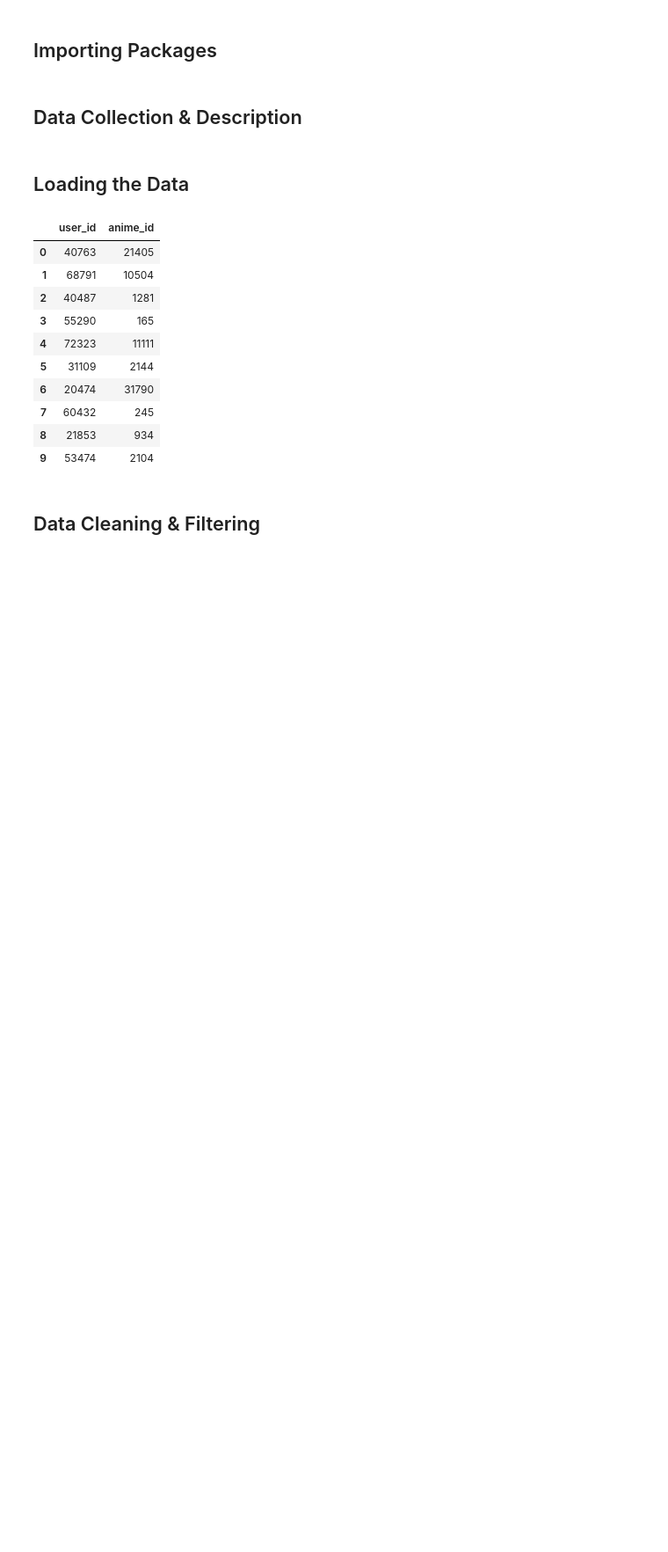
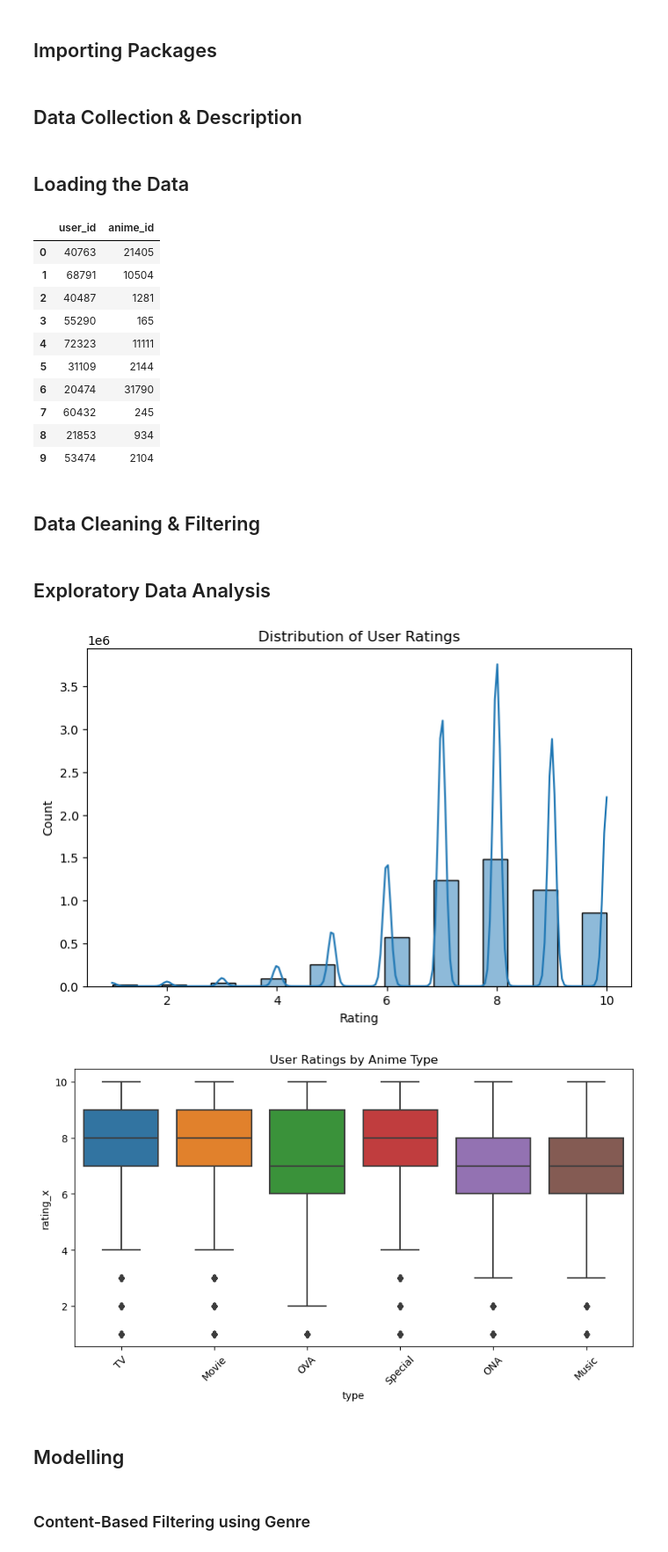
Before and after one commit to Annette0907/UnsupervisedLearningProject, a Jupyter notebook: Anime Recommender System Project 2025.ipynb, the cells around one changed output. Shown: that part at 88% size. Saved outputs shown, nothing was run; the diff lists cells and outputs as text; code cells hidden in the pictures; blank space fills up the shorter version.

Commit message:
Modelling

```diff
--- a/Anime Recommender System Project 2025.ipynb
+++ b/Anime Recommender System Project 2025.ipynb
@@ -58,3 +58,24 @@ merged = pd.merge(train, anime, on='anime_id', how='left')
 merged['genre'] = merged['genre'].fillna('Unknown')
 merged['episodes'] = pd.to_numeric(merged['episodes'], errors='coerce').fillna(0)
 merged['rating_y'] = merged['rating_y'].fillna(merged['rating_y'].mean())
+# %% [markdown]
+## Exploratory Data Analysis
+# %%
+plt.figure(figsize=(8,5))
+sns.histplot(merged['rating_x'], bins=20, kde=True)
+plt.title('Distribution of User Ratings')
+plt.xlabel('Rating')
+plt.show()
+
+plt.figure(figsize=(10,5))
+sns.boxplot(data=merged, x='type', y='rating_x')
+plt.title('User Ratings by Anime Type')
+plt.xticks(rotation=45)
+plt.show()
+# %% [output]
+[figure, added]
+[figure, added]
+# %% [markdown]
+## Modelling
+# %% [markdown]
+### Content-Based Filtering using Genre
```
Also changed, not shown: parts of 1 cell of this notebook.
